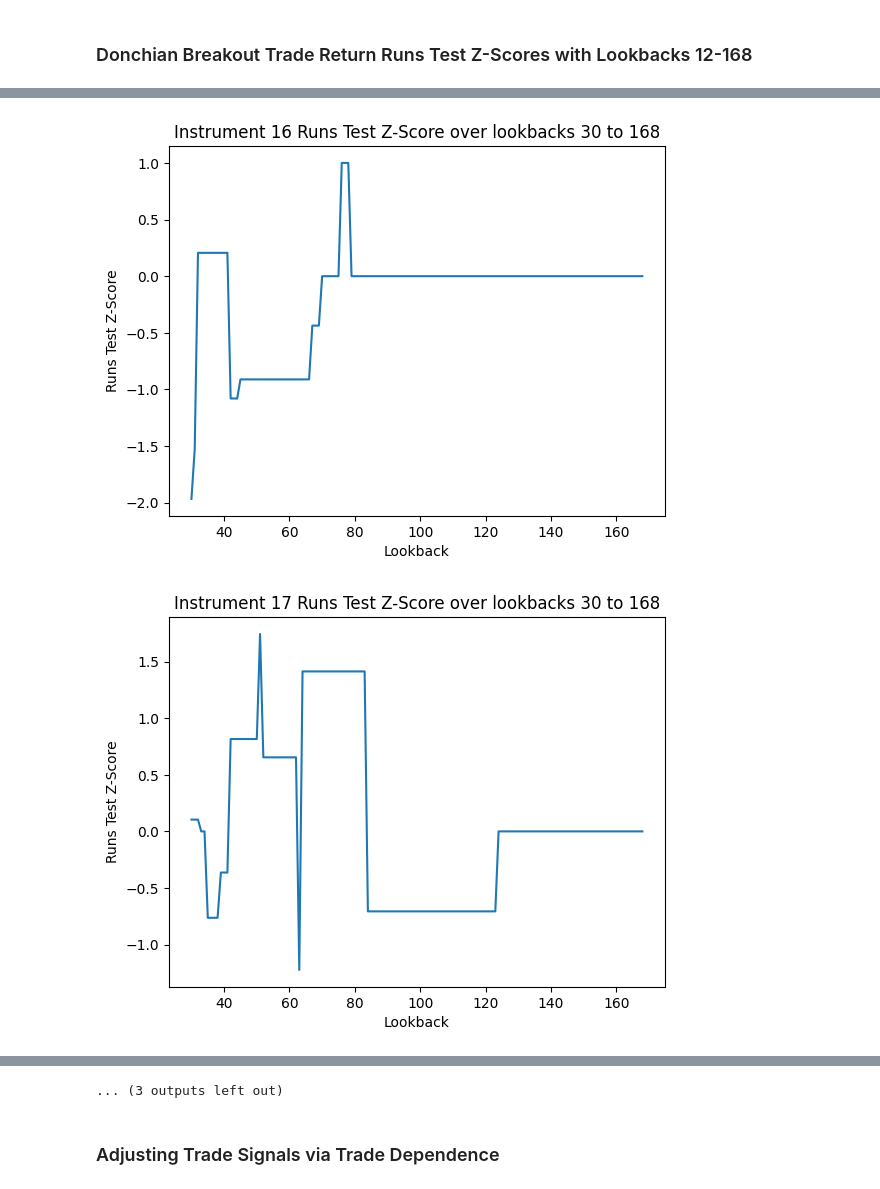
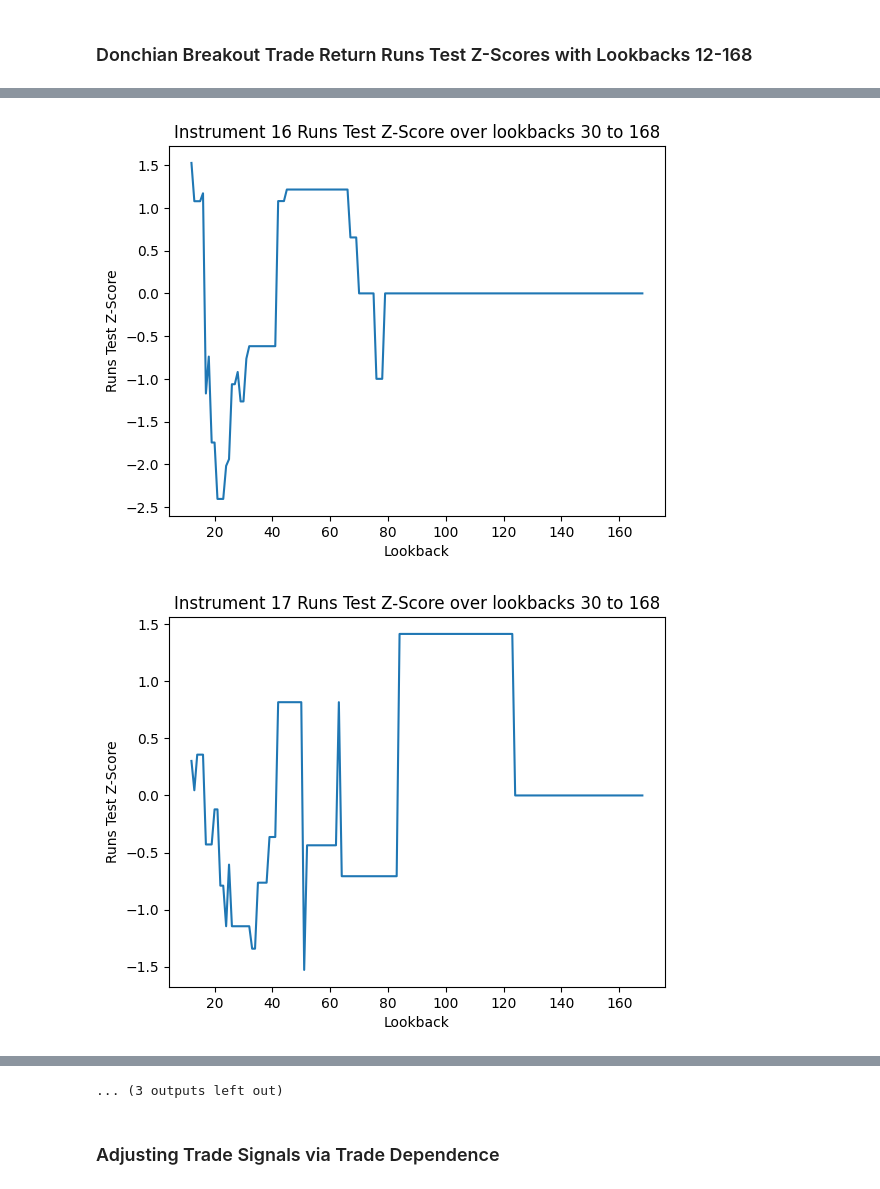
Before and after one commit to april-webm/SIG-Algothon-2025, a Jupyter notebook: john/strategy-v3/strategy_v3.ipynb, the cells around one changed output, grey strips where cells are left out. Drawn from its saved outputs; the diff is of its cells as text; code cells hidden in the pictures.

```diff
--- a/john/strategy-v3/strategy_v3.ipynb
+++ b/john/strategy-v3/strategy_v3.ipynb
@@ -170,7 +170,14 @@ def get_trades_from_signal(price_history: Dict[int, DataFrame], signals: Dict[in
 		long_trades["type"] = 1
 		short_trades["type"] = -1
 
-		all_trades = pd.concat([long_trades, short_trades])
+		non_empty_trades = [df for df in [long_trades, short_trades] if not df.empty]
+
+		if non_empty_trades:
+			all_trades = pd.concat(non_empty_trades, ignore_index=True)
+		else:
+			all_trades = pd.DataFrame(columns=["entry_time", "entry_price", "exit_time",
+				"exit_price", "return"])
+
 		all_trades = all_trades.sort_index()
 
 		trades[instrument_no] = (long_trades, short_trades, all_trades)
@@ -249,7 +256,7 @@ import matplotlib.pyplot as plt
 def plot_db_trade_returns(price_history: Dict[int, DataFrame]) -> None:
 	all_runs_z: Dict[int, List[float]] = {instrument_no: [] for instrument_no in
 	  allocated_instruments}
-	lookbacks_list: List[int] = list(range(30, 169))
+	lookbacks_list: List[int] = list(range(12, 169))
 	for lookback in lookbacks_list:
 		current_lookbacks: Dict[int, int] = {instrument_no: lookback for instrument_no
 			 in allocated_instruments}
@@ -285,2 +292,2 @@ plot_db_trade_returns(price_history)
-[figure, old version]
+[figure, new version]
-[figure, old version]
+[figure, new version]
```
Also changed, not shown: parts of 1 cell of this notebook.
